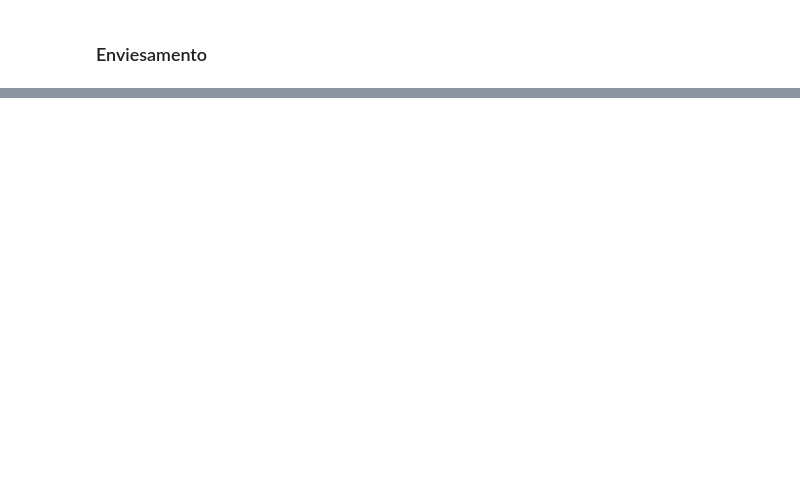
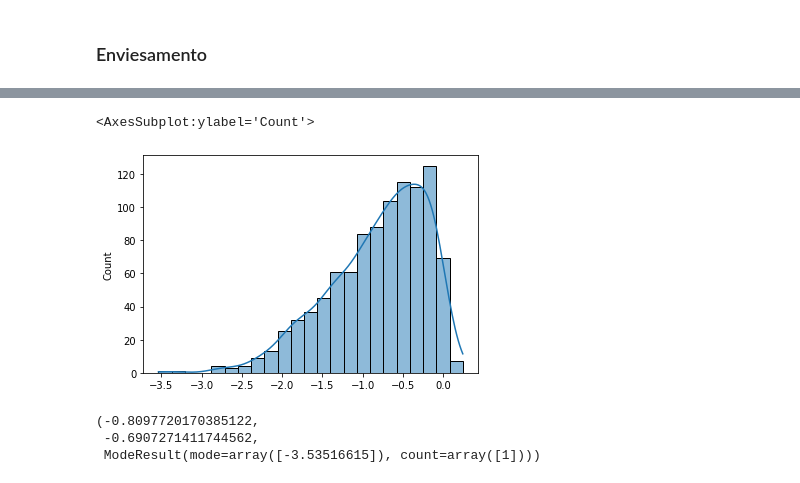
Before and after one commit to AlissonRaphael/statistics_for_data_science_and_machine_learning, a Jupyter notebook: 6_distribuicoes_estatisticas/distribuicao_normal.ipynb, the cells around one changed output, grey strips where cells are left out. Saved outputs shown, nothing was run; the diff lists cells and outputs as text; code cells hidden in the pictures; blank space fills up the shorter version.

```diff
--- a/6_distribuicoes_estatisticas/distribuicao_normal.ipynb
+++ b/6_distribuicoes_estatisticas/distribuicao_normal.ipynb
@@ -112,0 +126,12 @@ dados_normal.mean(), np.median(dados_normal), stats.mode(dados_normal)
+# %%
+dados_dist_negativo = skewnorm.rvs(a=-10, size=1000)
+sns.histplot(dados_dist_negativo, kde=True)
+# %% [output]
+<AxesSubplot:ylabel='Count'>
+[figure, added]
+# %%
+dados_dist_negativo.mean(), np.median(dados_dist_negativo), stats.mode(dados_dist_negativo)
+# %% [output]
+(-0.8097720170385122,
+ -0.6907271411744562,
+ ModeResult(mode=array([-3.53516615]), count=array([1])))
```
Also changed, not shown: parts of 6 cells of this notebook.
